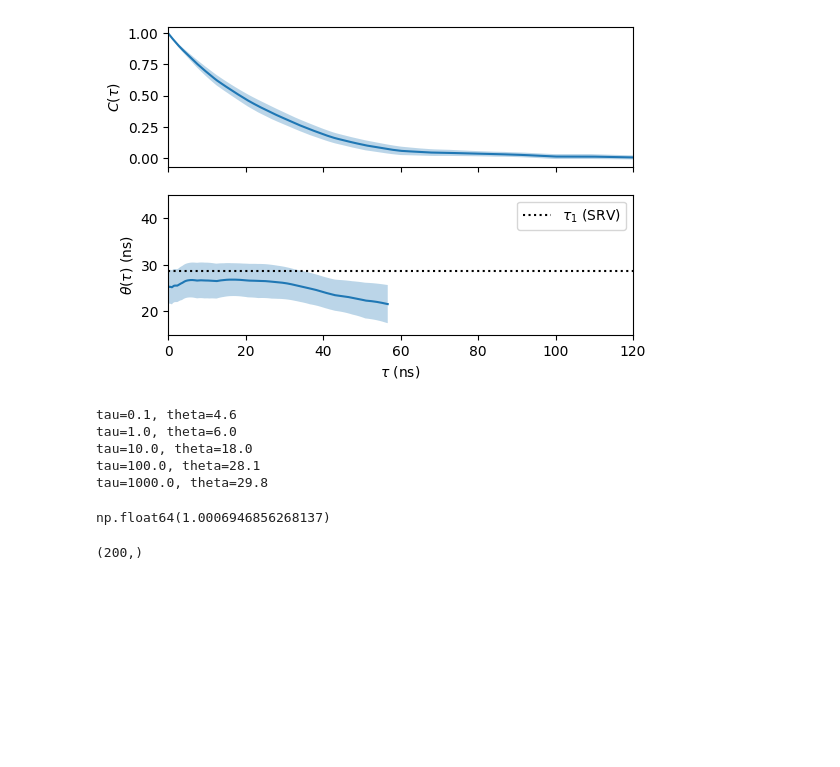
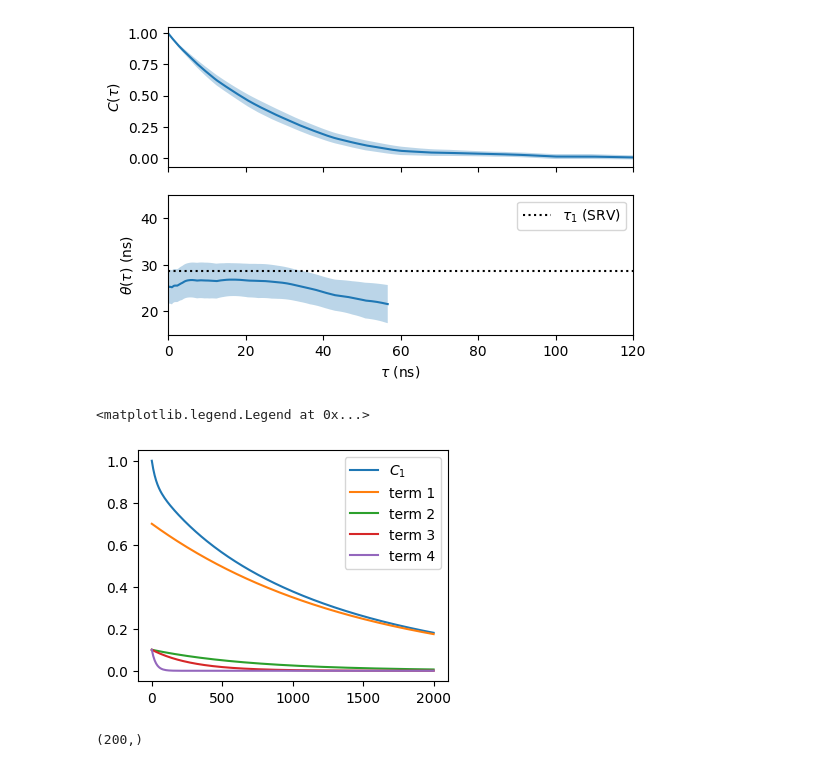
Before and after one commit to bbharland/vac-metad, a Jupyter notebook: test-1d-parrinello.ipynb, the cells around one changed output. Drawn from its saved outputs; the diff is of its cells as text; code cells hidden in the pictures; blank space fills up the shorter version.

```diff
--- a/test-1d-parrinello.ipynb
+++ b/test-1d-parrinello.ipynb
@@ -226,37 +226,8 @@ print(
 [warn] Sokal window never closed; using the full series (tau may be tail-contaminated). Use a longer trajectory or a smaller c_window.
 theta reliable to 57 ns | tau_int = 24.7 +/- 3.3 ns
 [figure]
-# %%
-import numpy as np
-
-
-def cu(tau):
-    return 0.8 * np.exp(-tau / 30) + 0.2 * np.exp(-tau / 1)
-
-
-def thetau(tau):
-    return -tau / np.log(cu(tau))
-
-
-taus = [0.1, 1, 10, 100, 1000]
-
-for tau in taus:
-    print(f"{tau=:.1f}, theta={thetau(tau):.1f}")
-# %% [output]
-tau=0.1, theta=4.6
-tau=1.0, theta=6.0
-tau=10.0, theta=18.0
-tau=100.0, theta=28.1
-tau=1000.0, theta=29.8
-# %%
-np.exp(1 / 1440)
-# %% [output]
-np.float64(1.0006946856268137)
 # %%
-taus = np.linspace(0, 2000, 200)
-lambda1 = 1440  # ps
-x = np.exp(1 / lambda1)
-
-term1 = 0.7 * x**-taus
-term2 = 0.1 * x**-taus
+# %% [output]
+<matplotlib.legend.Legend at 0x...>
+[figure, added]
 # %%
```
Also changed, not shown: parts of 1 cell of this notebook.
